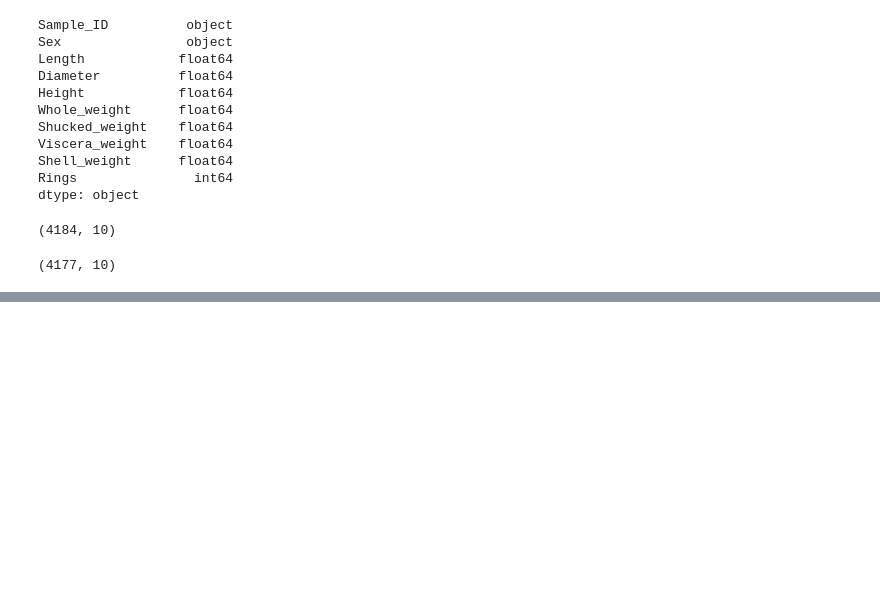
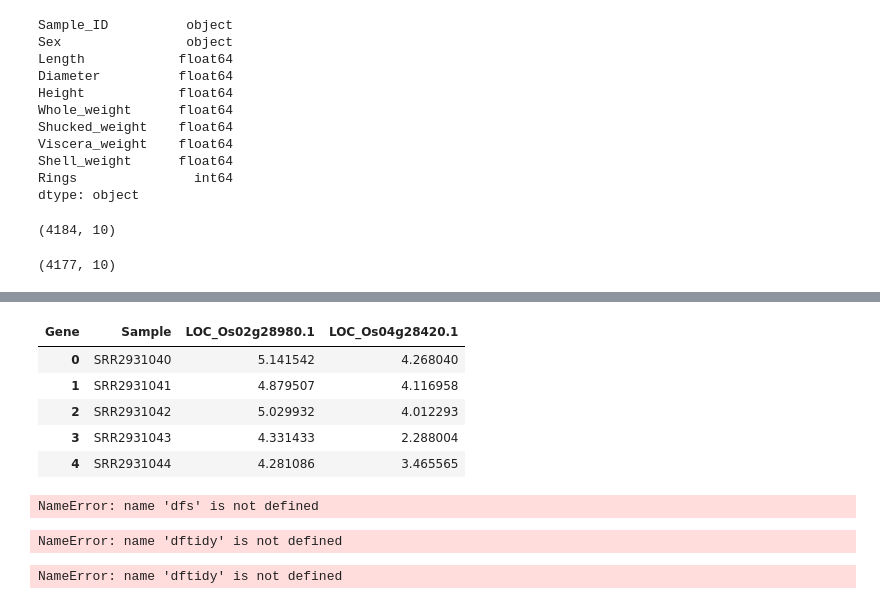
Before and after one commit to jeagle1286/Hort503, a Jupyter notebook: Assignment 10/A08-Data_Wrangling-Practice.ipynb, the cells around one changed output, grey strips where cells are left out. Saved outputs shown, nothing was run; the diff lists cells and outputs as text; code cells hidden in the pictures; blank space fills up the shorter version.

```diff
--- a/Assignment 10/A08-Data_Wrangling-Practice.ipynb
+++ b/Assignment 10/A08-Data_Wrangling-Practice.ipynb
@@ -215,0 +245,10 @@ abalone.describe()
+# %%
+dfg2.groupby('Sample')
+dfg2.head()
+# %% [output]
+| Gene | Sample | LOC_Os02g28980.1 | LOC_Os04g28420.1 |
+| 0 | SRR2931040 | 5.141542 | 4.268040 |
+| 1 | SRR2931041 | 4.879507 | 4.116958 |
+| 2 | SRR2931042 | 5.029932 | 4.012293 |
+| 3 | SRR2931043 | 4.331433 | 2.288004 |
+| 4 | SRR2931044 | 4.281086 | 3.465565 |
@@ -215,0 +257,12 @@ abalone.describe()
+# %%
+dftidy=pd.concat([dfs, dfg3], axis = 1)
+# %% [output]
+NameError: name 'dfs' is not defined
+# %%
+sns.relplot(x="LOC_Os02g28980.1", y="LOC_Os04g28420.1", hue="Subtreatment", data=dftidy)
+# %% [output]
+NameError: name 'dftidy' is not defined
+# %%
+sns.relplot(x="LOC_Os02g28980.1", y="LOC_Os04g28420.1", hue="subtreatment", data=dftidy);
+# %% [output]
+NameError: name 'dftidy' is not defined
```
Also changed, not shown: parts of 8 cells of this notebook, 2 other files.
